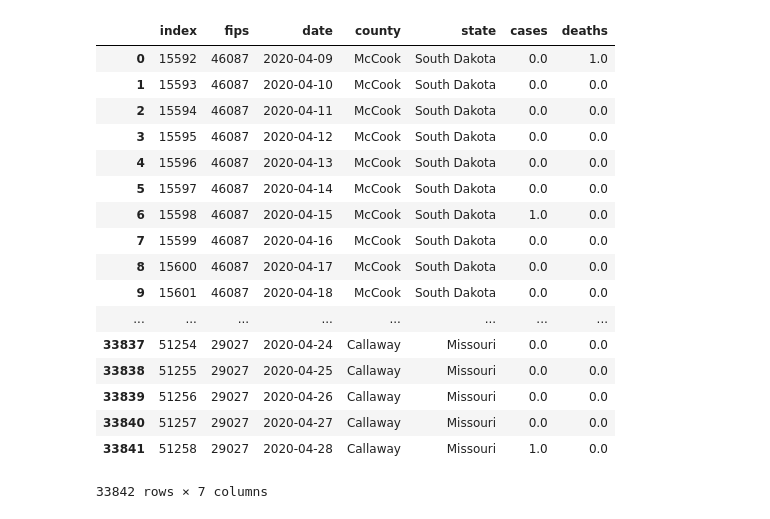
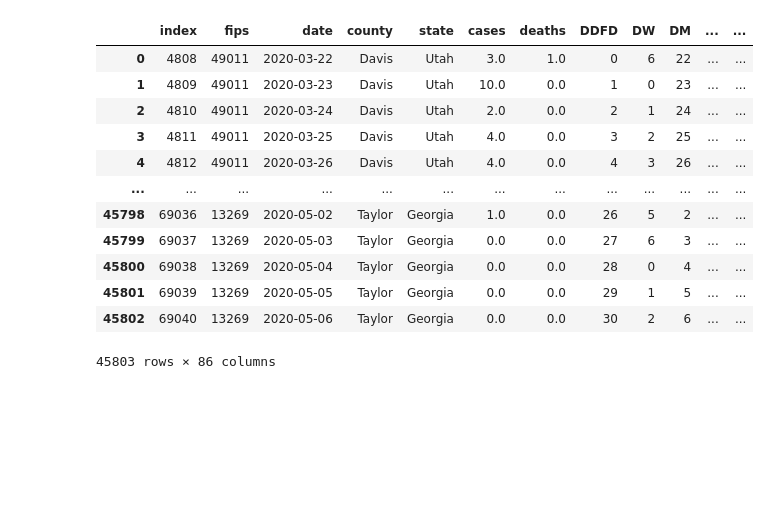
Before and after one commit to velischrist/billy-kimba, a Jupyter notebook: PreliminaryModels/Master_Training_Data.ipynb, the cells around one changed output. Cells and saved outputs as stored; diff of their text form; code cells hidden in the pictures; blank space fills up the shorter version.

Commit message:
completed final training dataset

```diff
--- a/PreliminaryModels/Master_Training_Data.ipynb
+++ b/PreliminaryModels/Master_Training_Data.ipynb
@@ -29,0 +210,4 @@ for county in tqdm(counties):
+# %%
+# import aggregate Berkeley and JHU datasets
+dfb = pd.read_csv(f"{homedir}/data/us/aggregate_berkeley.csv", converters={'countyFIPS' : int})
+dfj = pd.read_csv(f"{homedir}/data/us/aggregate_jhu.csv", converters={'FIPS' : int})
@@ -29,0 +266,2 @@ for county in tqdm(counties):
+# %%
+dfj.append(pd.Series(dtype=float), ignore_index=True).tail()
@@ -29,0 +276,20 @@ for county in tqdm(counties):
+# %%
+# build Berkeley and JHU training sub-dataframes separately
+dfXb = pd.DataFrame(columns=dfb.columns)
+dfXj = pd.DataFrame(columns=dfj.columns)
+for county in tqdm(dfX['fips']):
+    rowb = dfb[dfb['countyFIPS'] == int(county)]
+    if not rowb.empty:
+        for index, row in rowb.iterrows():
+            dfXb = dfXb.append(row)
+            break
+    else:
+        dfXb = dfXb.append(pd.Series(dtype=float), ignore_index=True)
+
+    rowj = dfj[dfj['FIPS'] == int(county)]
+    if not rowj.empty:
+        for index, row in rowj.iterrows():
+            dfXj = dfXj.append(row)
+            break
+    else:
+        dfXj = dfXj.append(pd.Series(dtype=float), ignore_index=True)
@@ -30,21 +328,22 @@ for county in tqdm(counties):
+# %%
+# add county specific data to training dataframe
+
+# combine Berkeley and JHU training sub-dataframes and concatenate to training dataframe
+dfX = pd.concat([dfX.reset_index(drop=True),
+           (pd.concat([dfXb.reset_index(drop=True), dfXj.reset_index(drop=True)], axis=1))], axis=1)
 # %%
-dfX.reset_index()
+dfX
 # %% [output]
-|  | index | fips | date | county | state | cases | deaths |
-| 0 | 15592 | 46087 | 2020-04-09 | McCook | South Dakota | 0.0 | 1.0 |
-| 1 | 15593 | 46087 | 2020-04-10 | McCook | South Dakota | 0.0 | 0.0 |
-| 2 | 15594 | 46087 | 2020-04-11 | McCook | South Dakota | 0.0 | 0.0 |
-| 3 | 15595 | 46087 | 2020-04-12 | McCook | South Dakota | 0.0 | 0.0 |
-| 4 | 15596 | 46087 | 2020-04-13 | McCook | South Dakota | 0.0 | 0.0 |
-| 5 | 15597 | 46087 | 2020-04-14 | McCook | South Dakota | 0.0 | 0.0 |
-| 6 | 15598 | 46087 | 2020-04-15 | McCook | South Dakota | 1.0 | 0.0 |
-| 7 | 15599 | 46087 | 2020-04-16 | McCook | South Dakota | 0.0 | 0.0 |
-| 8 | 15600 | 46087 | 2020-04-17 | McCook | South Dakota | 0.0 | 0.0 |
-| 9 | 15601 | 46087 | 2020-04-18 | McCook | South Dakota | 0.0 | 0.0 |
-| ... | ... | ... | ... | ... | ... | ... | ... |
-| 33837 | 51254 | 29027 | 2020-04-24 | Callaway | Missouri | 0.0 | 0.0 |
-| 33838 | 51255 | 29027 | 2020-04-25 | Callaway | Missouri | 0.0 | 0.0 |
-| 33839 | 51256 | 29027 | 2020-04-26 | Callaway | Missouri | 0.0 | 0.0 |
-| 33840 | 51257 | 29027 | 2020-04-27 | Callaway | Missouri | 0.0 | 0.0 |
-| 33841 | 51258 | 29027 | 2020-04-28 | Callaway | Missouri | 1.0 | 0.0 |
+|  | index | fips | date | county | state | cases | deaths | DDFD | DW | DM | ... | ... |
+| 0 | 4808 | 49011 | 2020-03-22 | Davis | Utah | 3.0 | 1.0 | 0 | 6 | 22 | ... | ... |
+| 1 | 4809 | 49011 | 2020-03-23 | Davis | Utah | 10.0 | 0.0 | 1 | 0 | 23 | ... | ... |
+| 2 | 4810 | 49011 | 2020-03-24 | Davis | Utah | 2.0 | 0.0 | 2 | 1 | 24 | ... | ... |
+| 3 | 4811 | 49011 | 2020-03-25 | Davis | Utah | 4.0 | 0.0 | 3 | 2 | 25 | ... | ... |
+| 4 | 4812 | 49011 | 2020-03-26 | Davis | Utah | 4.0 | 0.0 | 4 | 3 | 26 | ... | ... |
+| ... | ... | ... | ... | ... | ... | ... | ... | ... | ... | ... | ... | ... |
+| 45798 | 69036 | 13269 | 2020-05-02 | Taylor | Georgia | 1.0 | 0.0 | 26 | 5 | 2 | ... | ... |
+| 45799 | 69037 | 13269 | 2020-05-03 | Taylor | Georgia | 0.0 | 0.0 | 27 | 6 | 3 | ... | ... |
+| 45800 | 69038 | 13269 | 2020-05-04 | Taylor | Georgia | 0.0 | 0.0 | 28 | 0 | 4 | ... | ... |
+| 45801 | 69039 | 13269 | 2020-05-05 | Taylor | Georgia | 0.0 | 0.0 | 29 | 1 | 5 | ... | ... |
+| 45802 | 69040 | 13269 | 2020-05-06 | Taylor | Georgia | 0.0 | 0.0 | 30 | 2 | 6 | ... | ... |
-33842 rows × 7 columns
+45803 rows × 86 columns
```
Also changed, not shown: parts of 29 cells of this notebook, 2 other files.
